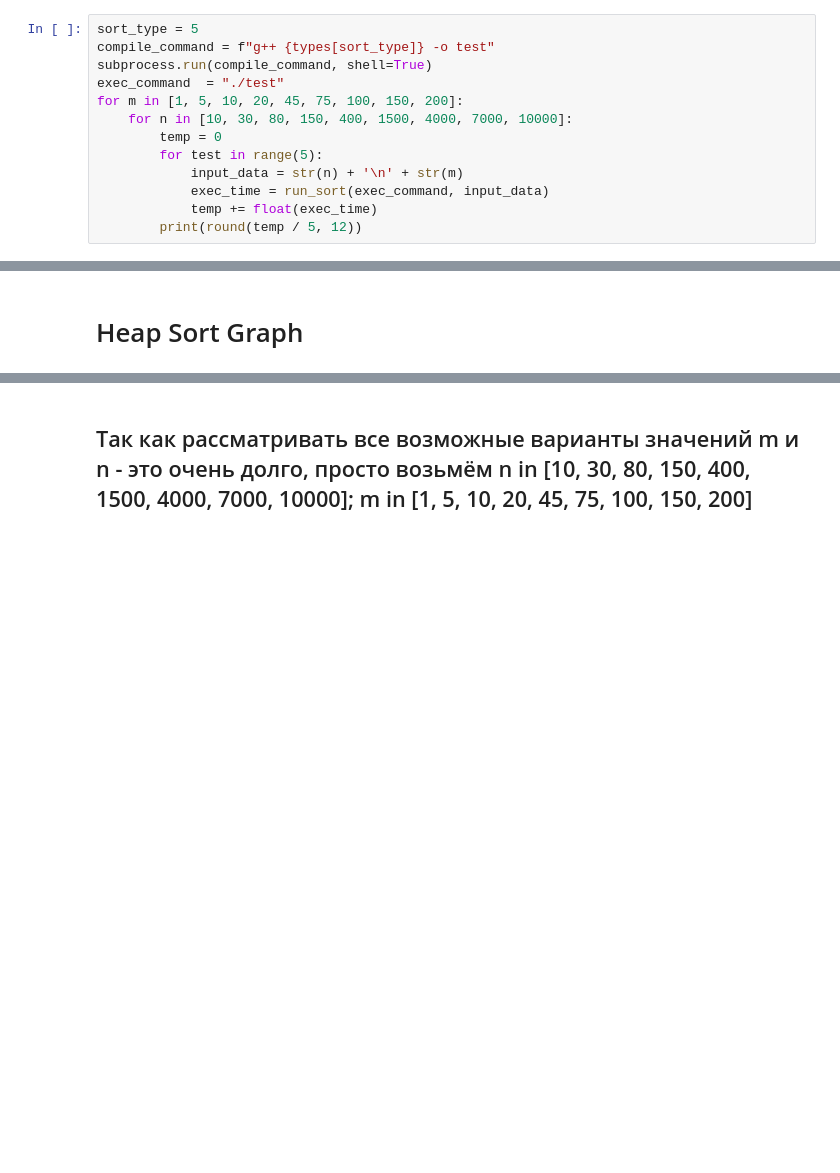
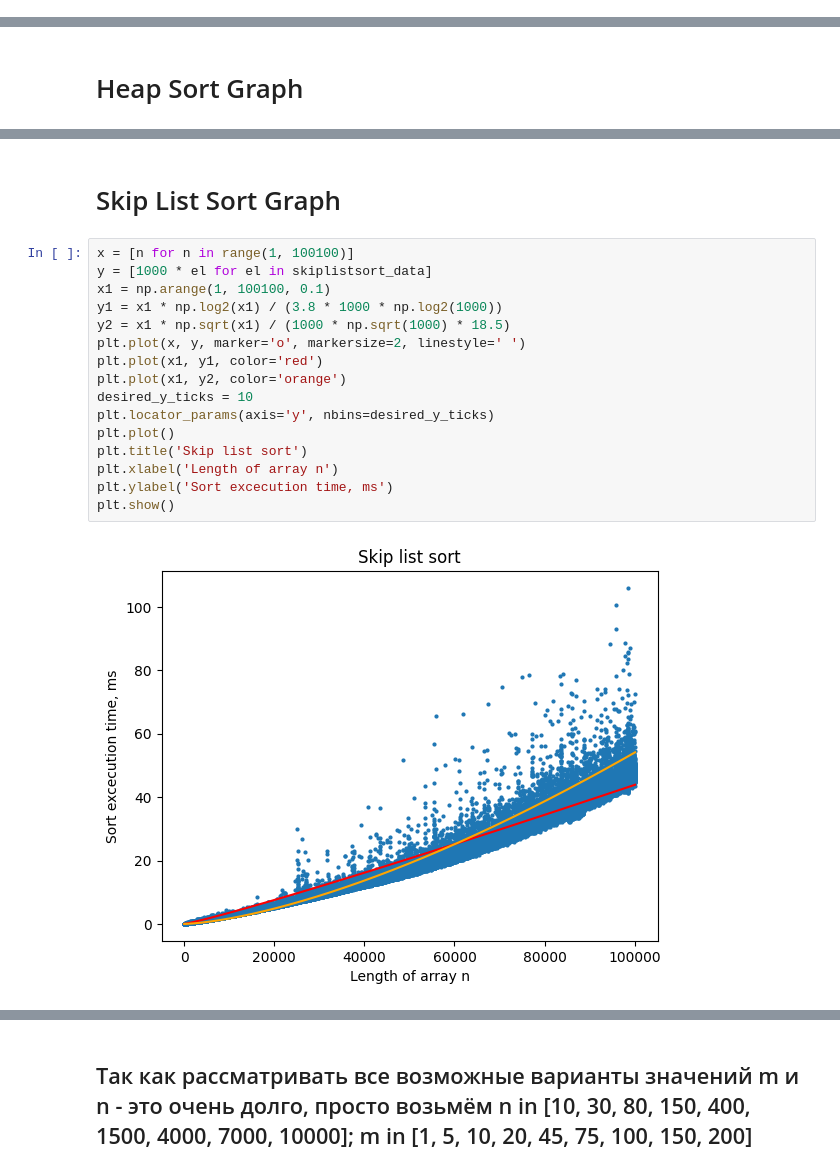
Before and after one commit to Octopupu5/DSAA_HW_sorts, a Jupyter notebook: generator.ipynb, the cells around one changed output, grey strips where cells are left out. Saved outputs shown, nothing was run; the diff lists cells and outputs as text; blank space fills up the shorter version.

Commit message:
More graphs

```diff
--- a/generator.ipynb
+++ b/generator.ipynb
@@ -67,13 +82,0 @@ f.close()
-# %%
-sort_type = 5
-compile_command = f"g++ {types[sort_type]} -o test"
-subprocess.run(compile_command, shell=True)
-exec_command  = "./test"
-for m in [1, 5, 10, 20, 45, 75, 100, 150, 200]:
-    for n in [10, 30, 80, 150, 400, 1500, 4000, 7000, 10000]:
-        temp = 0
-        for test in range(5):
-            input_data = str(n) + '\n' + str(m)
-            exec_time = run_sort(exec_command, input_data)
-            temp += float(exec_time)
-        print(round(temp / 5, 12))
@@ -167,3 +152,23 @@ plt.ylabel('Sort excecution time, ms')
 plt.show()
 # %% [output]
 [figure]
+# %% [markdown]
+# Skip List Sort Graph
+# %%
+x = [n for n in range(1, 100100)]
+y = [1000 * el for el in skiplistsort_data]
+x1 = np.arange(1, 100100, 0.1)
+y1 = x1 * np.log2(x1) / (3.8 * 1000 * np.log2(1000))
+y2 = x1 * np.sqrt(x1) / (1000 * np.sqrt(1000) * 18.5)
+plt.plot(x, y, marker='o', markersize=2, linestyle=' ')
+plt.plot(x1, y1, color='red')
+plt.plot(x1, y2, color='orange')
+desired_y_ticks = 10
+plt.locator_params(axis='y', nbins=desired_y_ticks)
+plt.plot()
+plt.title('Skip list sort')
+plt.xlabel('Length of array n')
+plt.ylabel('Sort excecution time, ms')
+plt.show()
+# %% [output]
+[figure, added]
```
Also changed, not shown: parts of 16 cells of this notebook, 4 other files.
